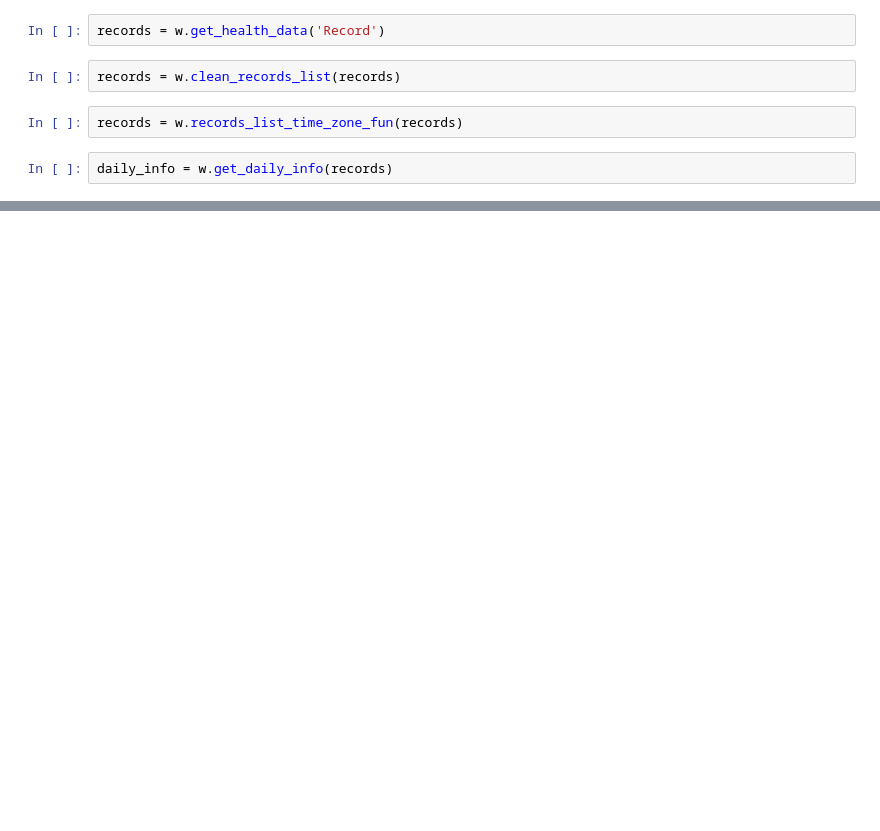
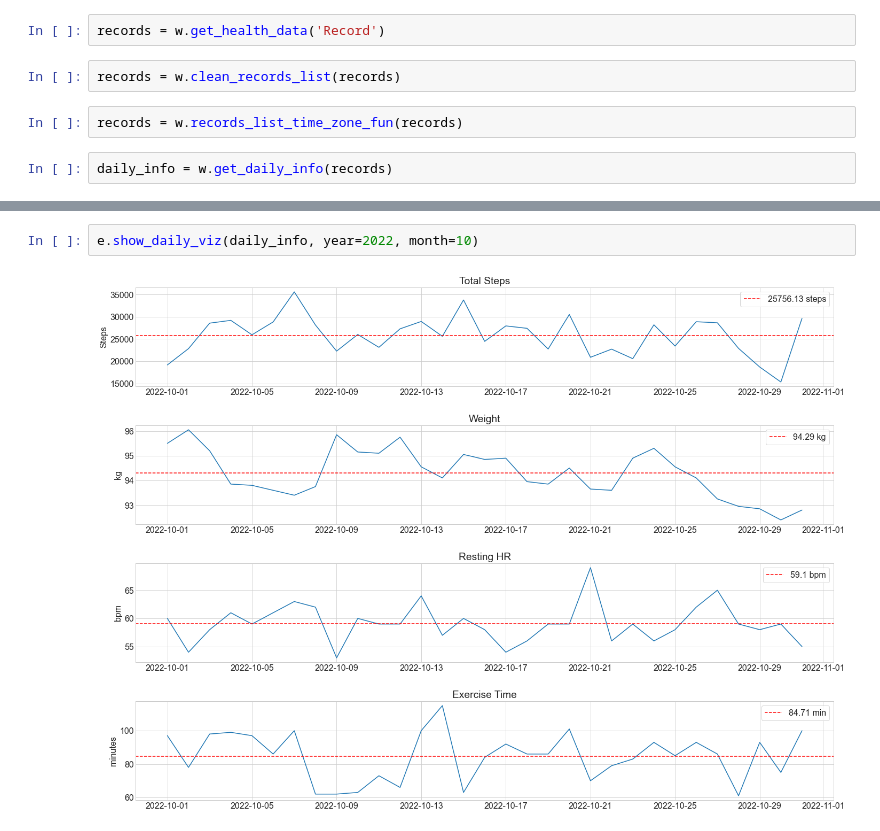
Before and after one commit to markydoug/my_apple_health, a Jupyter notebook: daily_info_explore.ipynb, the cells around one changed output, grey strips where cells are left out. Drawn from its saved outputs; the diff is of its cells as text; blank space fills up the shorter version.

```diff
--- a/daily_info_explore.ipynb
+++ b/daily_info_explore.ipynb
@@ -36,0 +73,4 @@ daily_info['2022']
+# %%
+e.show_daily_viz(daily_info, year=2022, month=10)
+# %% [output]
+[figure, added]
```
Also changed, not shown: parts of 6 cells of this notebook, 1 other file.
